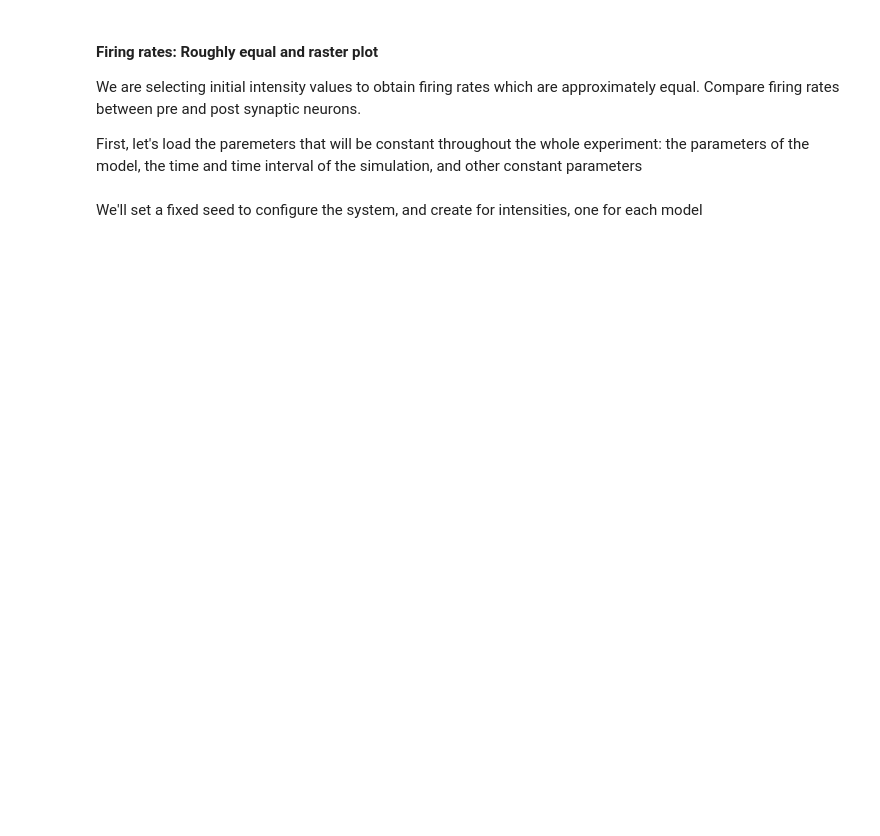
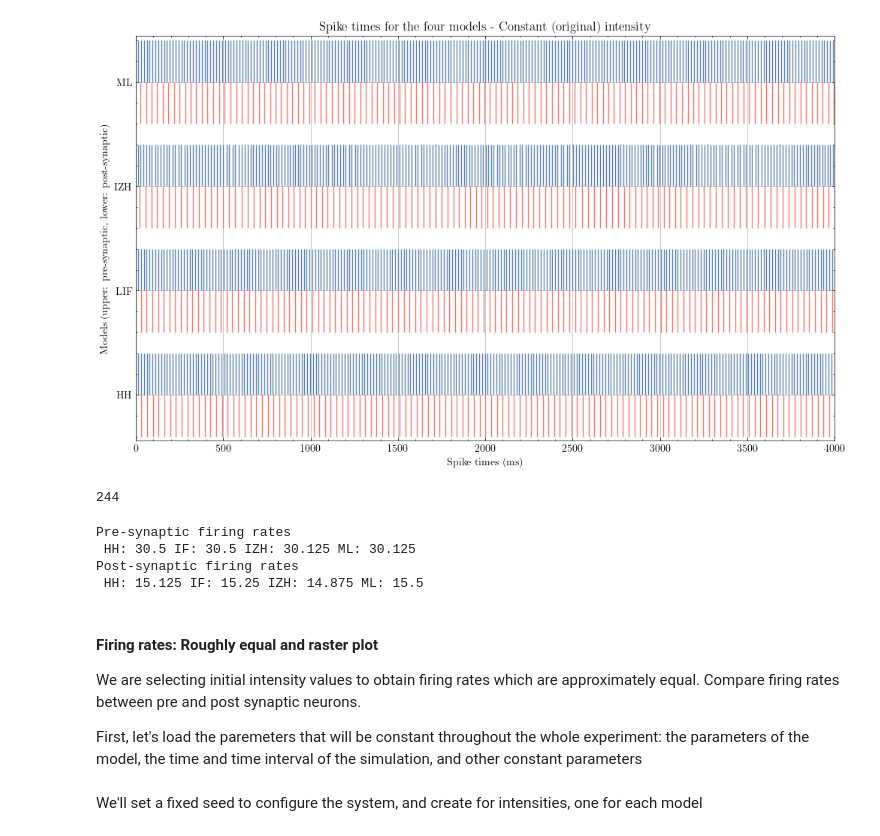
Before and after one commit to Sir-Bip-Bop/Gap-Junction-Coupling-Studies, a Jupyter notebook: synchrony_experiment.ipynb, the cells around one changed output. Saved outputs shown, nothing was run; the diff lists cells and outputs as text; code cells hidden in the pictures; blank space fills up the shorter version.

```diff
--- a/synchrony_experiment.ipynb
+++ b/synchrony_experiment.ipynb
@@ -18,3 +89,61 @@ plt.rcParams["figure.figsize"] = (12,7)
+# %%
+spike_HH_1 =  (np.argwhere(np.array(matrixHH_adjust.todense())[0,:]>0) * dt).flatten()
+spike_HH_2 =  (np.argwhere(np.array(matrixHH_adjust.todense())[1,:]>0) * dt).flatten()
+spike_IF_1 =  (np.argwhere(np.array(matrixIF_adjust.todense())[0,:]>0) * dt).flatten()
+spike_IF_2 =  (np.argwhere(np.array(matrixIF_adjust.todense())[1,:]>0) * dt).flatten()
+spike_IZH_1 =  (np.argwhere(np.array(matrixIZH_adjust.todense())[0,:]>0) * dt).flatten()
+spike_IZH_2 = (np.argwhere(np.array(matrixIZH_adjust.todense())[1,:]>0) * dt).flatten()
+spike_ML_1 = (np.argwhere(np.array(matrixML_adjust.todense())[0,:]>0) * dt).flatten()
+spike_ML_2 = (np.argwhere(np.array(matrixML_adjust.todense())[1,:]>0) * dt).flatten()
+fig, ax = plt.subplots()
+
+ax.eventplot(spike_HH_1, color = '#5B84B1FF')
+ax.eventplot(spike_HH_2,color='#FC766AFF',lineoffsets=0,label='hola')
+ax.eventplot(spike_IF_2,color = '#FC766AFF',lineoffsets=2.5)
+ax.eventplot(spike_IF_1, color = '#5B84B1FF', lineoffsets= 3.5)
+ax.eventplot(spike_IZH_2,color = '#FC766AFF',lineoffsets= 5.0 )
+ax.eventplot(spike_IZH_1, color = '#5B84B1FF', lineoffsets= 6.0)
+ax.eventplot(spike_ML_2, color = '#FC766AFF', lineoffsets= 7.5)
+ax.eventplot(spike_ML_1,color = '#5B84B1FF', lineoffsets= 8.5)
+ax.grid()
+ax.set_ylim(-0.6,9.1)
+ax.set_ylabel('Models (upper: pre-synaptic, lower: post-synaptic)')
+plt.yticks((0.5,3.0,5.5,8.0))
+labels = [item.get_text() for item in ax.get_yticklabels()]
+labels[0] = 'HH'
+labels[1] = 'LIF'
+labels[2] = 'IZH'
+labels[3] = 'ML'
+
+ax.set_yticklabels(labels, color = 'black')
+ax.set_xlabel('Spike times (ms)')
+ax.set_xlim(0,4000)
+
+plt.title('Spike times for the four models - Constant (original) intensity')
+plt.show()
+# %% [output]
+[figure, added]
+# %%
+len(spike_HH_1)
+# %% [output]
+244
+# %%
+firing_HH_pre = len(spike_HH_1) / 2 * 1000 / t_final
+firing_HH_post = len(spike_HH_2) /2  *1000 / t_final
+firing_IF_pre = len(spike_IF_1) / 2 * 1000 / t_final
+firing_IF_post = len(spike_IF_2) /2 *1000 / t_final
+firing_IZH_pre = len(spike_IZH_1) / 2 * 1000 / t_final
+firing_IZH_post = len(spike_IZH_2) /2 *1000 / t_final
+firing_ML_pre = len(spike_ML_1) / 2 * 1000 / t_final
+firing_ML_post = len(spike_ML_2) /2 *1000 / t_final
+
+print('Pre-synaptic firing rates \n HH:',firing_HH_pre,'IF:',firing_IF_pre, 'IZH:', firing_IZH_pre, 'ML:', firing_ML_pre )
+print('Post-synaptic firing rates \n HH:',firing_HH_post,'IF:',firing_IF_post, 'IZH:', firing_IZH_post, 'ML:', firing_ML_post )
+# %% [output]
+Pre-synaptic firing rates
+ HH: 30.5 IF: 30.5 IZH: 30.125 ML: 30.125
+Post-synaptic firing rates
+ HH: 15.125 IF: 15.25 IZH: 14.875 ML: 15.5
 # %% [markdown]
 #### Firing rates: Roughly equal and raster plot
 
```
Also changed, not shown: parts of 29 cells of this notebook, 5 other files.
